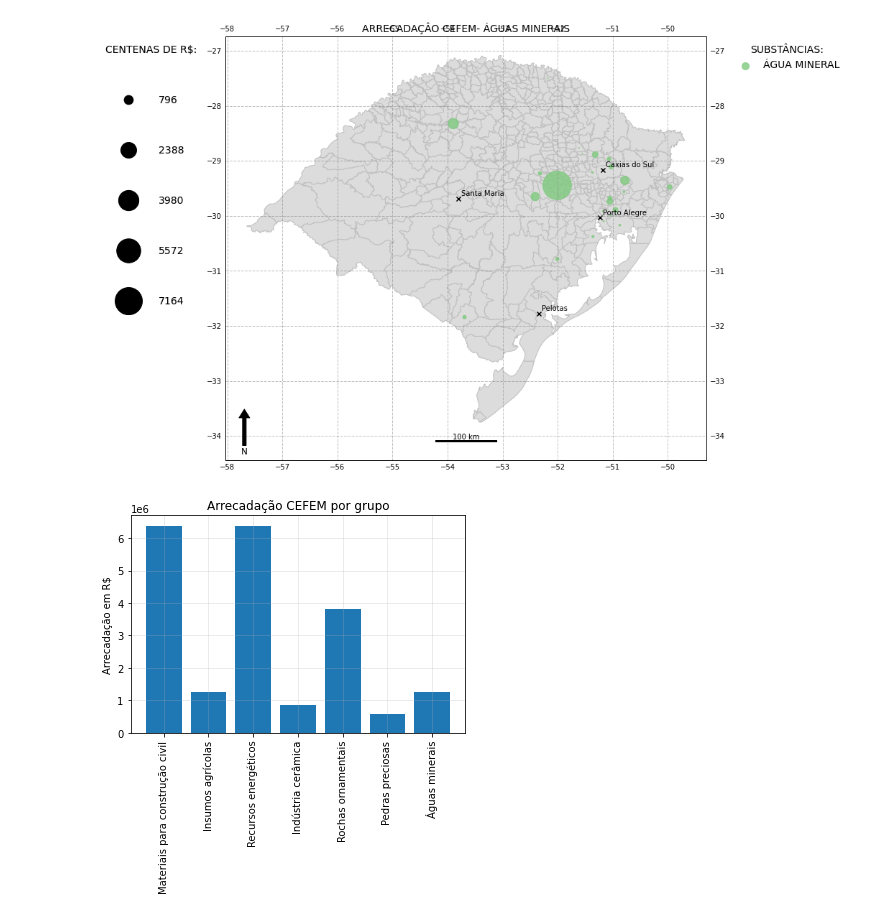
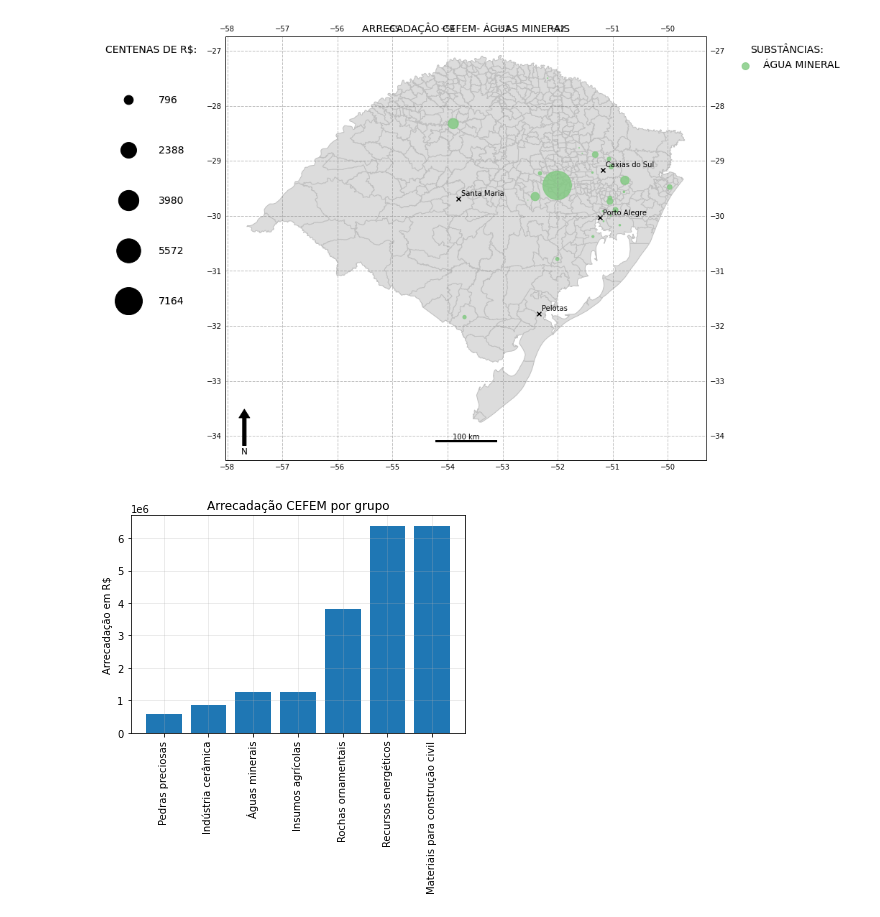
Before and after one commit to robertorolo/Mapas-minera-RS, a Jupyter notebook: arrecadacao.ipynb, the cells around one changed output. Cells and saved outputs as stored; diff of their text form; code cells hidden in the pictures.

```diff
--- a/arrecadacao.ipynb
+++ b/arrecadacao.ipynb
@@ -264,12 +264,17 @@ The 'inframe' parameter of draw() was deprecated in Matplotlib 3.3 and will be r
 [figure]
 [figure]
 # %%
+alturas = np.array(alturas)
+nomes = np.array(nomes)
+inds = alturas.argsort()
+nomes = nomes[inds]
+alturas = alturas[inds]
 x = np.arange(len(nomes))
 plt.bar(x, alturas)
 plt.xticks(x, nomes, rotation='vertical')
 plt.ylabel('Arrecadação em R$')
 plt.title('Arrecadação CEFEM por grupo')
 plt.grid(alpha=0.3)
 plt.savefig("imagens/arrecadacao/barras.png", bbox_inches='tight', facecolor='white', dpi = 300)
 # %% [output]
-[figure, old version]
+[figure, new version]
```
Also changed, not shown: 1 other file.
